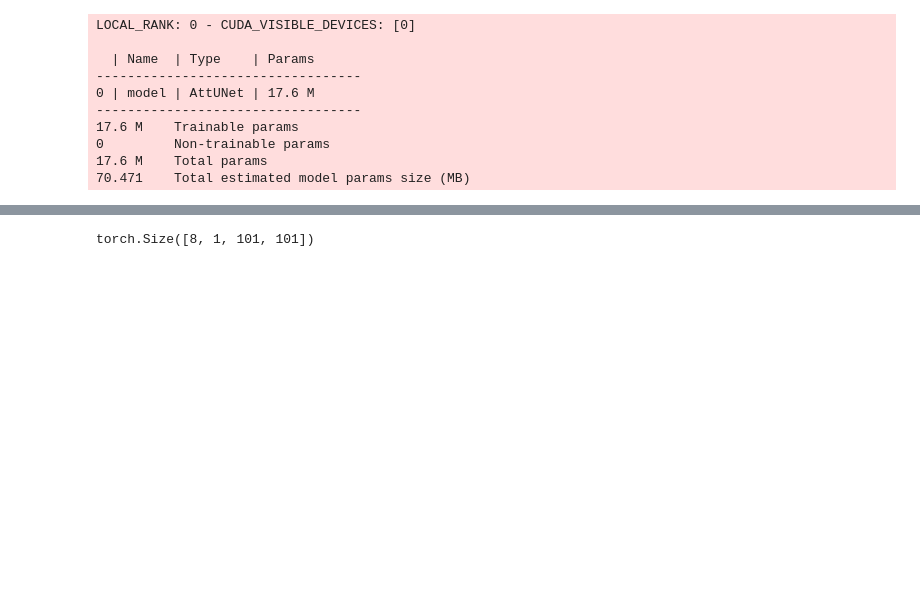
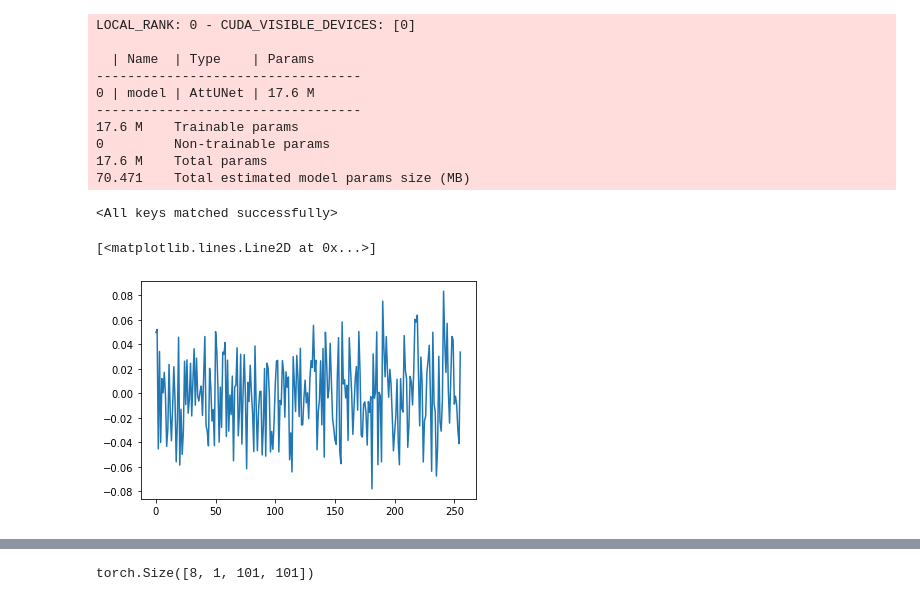
Before and after one commit to NNHieu/INT3405_TGSSalt, a Jupyter notebook: Train.ipynb, the cells around one changed output, grey strips where cells are left out. Saved outputs shown, nothing was run; the diff lists cells and outputs as text; code cells hidden in the pictures; blank space fills up the shorter version.

```diff
--- a/Train.ipynb
+++ b/Train.ipynb
@@ -140,0 +146,9 @@ torch.save(model.model.state_dict(), 'unet1.pth')
+# %%
+test_model.load_state_dict(torch.load(os.path.join(checkpoint_dir, 'last.pth')))
+# %% [output]
+<All keys matched successfully>
+# %%
+plt.plot(test_model.up1.att.W_x[0].state_dict()['weight'][:, 2].view(-1).cpu())
+# %% [output]
+[<matplotlib.lines.Line2D at 0x...>]
+[figure, added]
```
Also changed, not shown: parts of 6 cells of this notebook, 22 other files.
